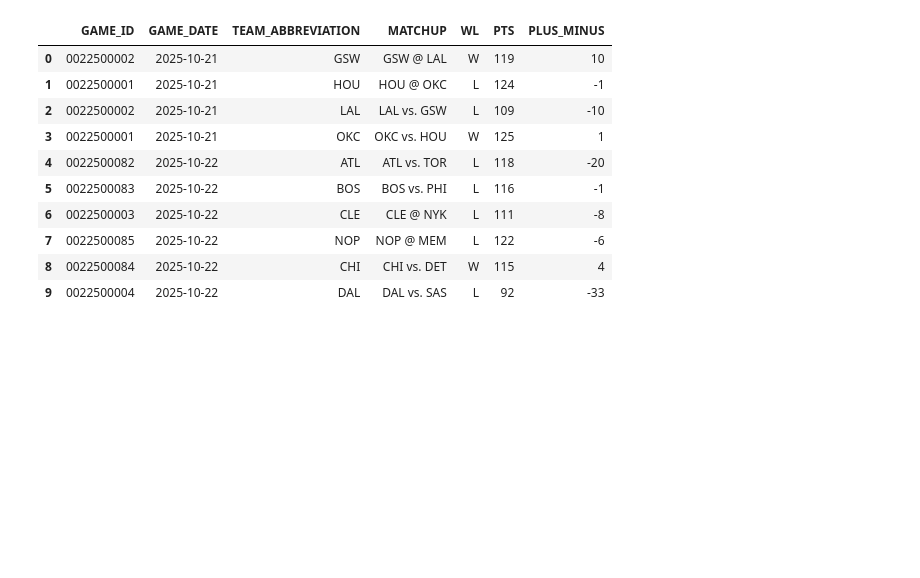
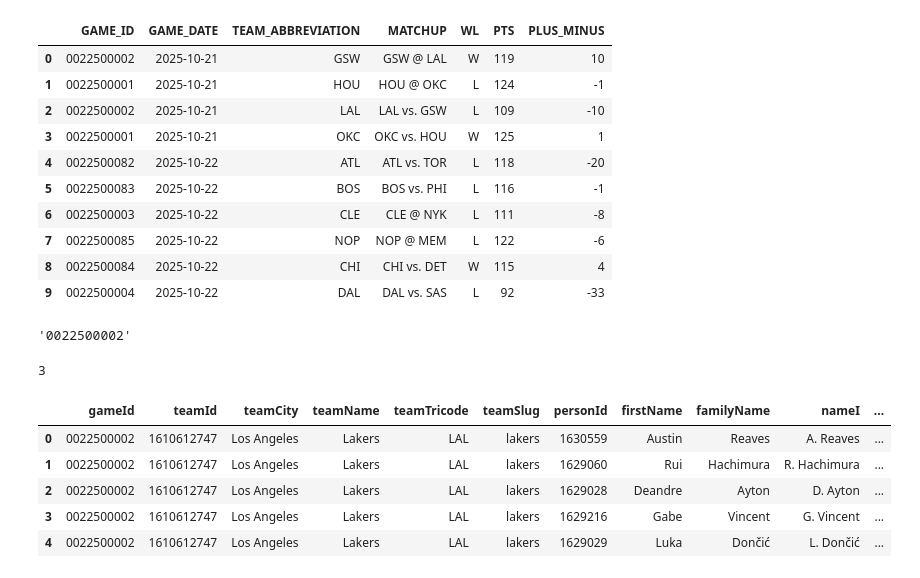
Before and after one commit to Team-Zhao/nba-ai-simulator, a Jupyter notebook: notebooks/game_data.ipynb, the cells around one changed output. Saved outputs shown, nothing was run; the diff lists cells and outputs as text; code cells hidden in the pictures; blank space fills up the shorter version.

```diff
--- a/notebooks/game_data.ipynb
+++ b/notebooks/game_data.ipynb
@@ -39,3 +38,27 @@ df[[
 | 7 | 0022500085 | 2025-10-22 | NOP | NOP @ MEM | L | 122 | -6 |
 | 8 | 0022500084 | 2025-10-22 | CHI | CHI vs. DET | W | 115 | 4 |
 | 9 | 0022500004 | 2025-10-22 | DAL | DAL vs. SAS | L | 92 | -33 |
+# %%
+game_id = df.iloc[0]["GAME_ID"]
+game_id
+# %% [output]
+'0022500002'
+# %%
+box = boxscoretraditionalv3.BoxScoreTraditionalV3(
+    game_id=game_id
+)
+box_dfs = box.get_data_frames()
+len(box_dfs)
+# %% [output]
+3
+# %%
+player_df = box_dfs[0]
+
+player_df.head()
+# %% [output]
+|  | gameId | teamId | teamCity | teamName | teamTricode | teamSlug | personId | firstName | familyName | nameI | ... |
+| 0 | 0022500002 | 1610612747 | Los Angeles | Lakers | LAL | lakers | 1630559 | Austin | Reaves | A. Reaves | ... |
+| 1 | 0022500002 | 1610612747 | Los Angeles | Lakers | LAL | lakers | 1629060 | Rui | Hachimura | R. Hachimura | ... |
+| 2 | 0022500002 | 1610612747 | Los Angeles | Lakers | LAL | lakers | 1629028 | Deandre | Ayton | D. Ayton | ... |
+| 3 | 0022500002 | 1610612747 | Los Angeles | Lakers | LAL | lakers | 1629216 | Gabe | Vincent | G. Vincent | ... |
+| 4 | 0022500002 | 1610612747 | Los Angeles | Lakers | LAL | lakers | 1629029 | Luka | Dončić | L. Dončić | ... |
```
Also changed, not shown: parts of 6 cells of this notebook, 1 other file.
